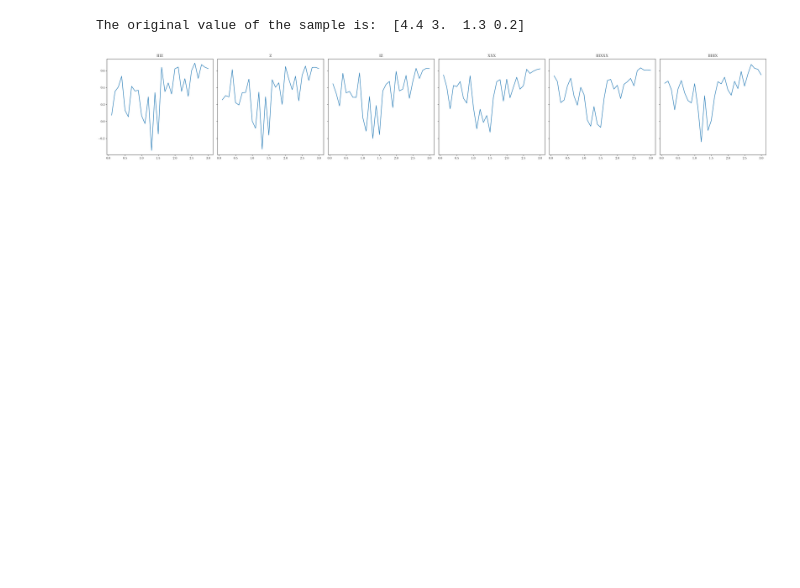
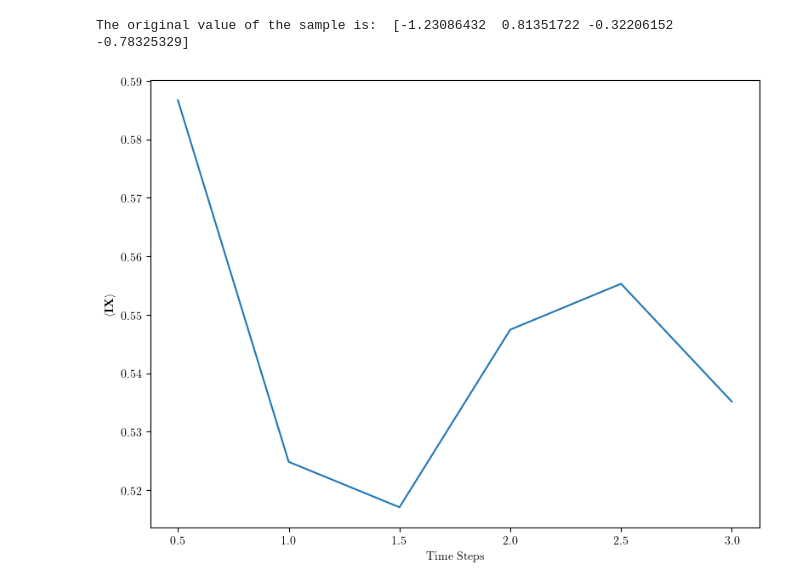
Before and after one commit to ShehbazTariq/cudaq-qrc, a Jupyter notebook: Rydberg.ipynb, the cells around one changed output. Saved outputs shown, nothing was run; the diff lists cells and outputs as text; code cells hidden in the pictures; blank space fills up the shorter version.

```diff
--- a/Rydberg.ipynb
+++ b/Rydberg.ipynb
@@ -85,11 +82,11 @@ Plot saved as lattice_plot.pdf
 # %%
 scaler = MinMaxScaler(feature_range=(-1, 1))
-train_datapoints_normalized = scaler.fit_transform(x_train)
-test_datapoints_normalized = scaler.transform(x_test)
-custom_readouts = ["IIIZII","ZIIIII","IZIIII","XXXIII","IIIXXX","IIIIIX"]
+train_datapoints_normalized = scaler.fit_transform(X_train)
+test_datapoints_normalized = scaler.transform(X_test)
+#custom_readouts = ["IIIZII","ZIIIII","IZIIII","XXXIII","IIIXXX","IIIIIX"]
 
-readouts = generate_readouts(nsites, custom_readouts)
-#readouts = generate_readouts(nsites)  #default readouts
+#readouts = generate_readouts(nsites, custom_readouts)
+readouts = generate_readouts(nsites)  #default readouts
 
 readouts, train_embeddings = precompute_embeddings(train_datapoints_normalized)
 readouts, test_embeddings = precompute_embeddings(test_datapoints_normalized)
@@ -97,13 +94,10 @@ train_embeddings=train_embeddings/(2**nsites) #normalize embeddings
 test_embeddings=test_embeddings/(2**nsites) #normalize embeddings
 # %%
 #check the mse of the embeddings
-clf = GradientBoostingClassifier(n_estimators=10, learning_rate=0.2, max_depth=1, random_state=0)
+clf = RandomForestRegressor(n_estimators=50, random_state=42)
 clf.fit(train_embeddings, y_train)
 #accuracy
 y_pred = clf.predict(test_embeddings)
-mse = mean_squared_error(y_test, y_pred)
-print('MSE: {}'.format(mse))
-cm = confusion_matrix(y_test, y_pred)
-sns.heatmap(cm, annot=True)
-plt.show()
+qrc_full_mse = mean_squared_error(y_test, y_pred)
+print('QRC Full MSE: {}'.format(qrc_full_mse))
 # %% [output]
@@ -116,36 +110,23 @@ embd_per_t = train_embeddings.reshape(train_embeddings.shape[0], len(t_steps), -
-# %%
-#visualize the expectaion values of all the readouts one by one
-smple_idx = 0
-print("The original value of the sample is: ", x_train[smple_idx])
-
-# Define the number of rows and columns
-num_readouts = len(readouts)
-rows = 1  # Example: Number of rows
-cols = math.ceil(num_readouts / rows)  # Calculate the required number of columns
-
-# Create subplots with a grid layout
-fig, axs = plt.subplots(rows, cols, figsize=(cols * 5, rows * 5), sharey=True)
-
-# Flatten the axs array for easier indexing if it's multidimensional if more than one row
-
-if num_readouts > 1:
-    axs = axs.flatten()
-
-    for i, readout in enumerate(readouts):
-        axs[i].plot(t_steps, embd_per_t[smple_idx, :, i])
-        title = re.search(r"[IXYZ]+", readout.to_string()).group()
-        axs[i].set_title(title)
-
-    # Hide any unused subplots
-    for j in range(len(readouts), len(axs)):
-        axs[j].axis('off')
-else:
-    axs.plot(t_steps, embd_per_t[smple_idx, :, 0])
-    title = re.search(r"[IXYZ]+", readouts[0].to_string()).group()
-    axs.set_title(title)
-
-plt.tight_layout()  # Adjust layout to prevent overlapping
-plt.show()
-# %% [output]
-The original value of the sample is:  [4.4 3.  1.3 0.2]
-[figure, removed]
+# %%
+# Sample Index and Readout Index
+sample_idx = 0
+readout_idx = 1  # Specify the readout index to visualize
+
+print("The original value of the sample is: ", X_train[sample_idx])
+
+# Plot specific readout
+fig, ax = plt.subplots(figsize=(8, 6))
+ax.plot(t_steps, embd_per_t[sample_idx, :, readout_idx])
+
+# Convert readout string to LaTeX with braket notation
+readout = readouts[readout_idx].to_string()
+title = re.search(r"[IXYZ]+", readout).group()
+latex_title = f"$\\langle \\mathbf{{{title}}} \\rangle$"
+
+ax.set_xlabel('Time Steps')
+ax.set_ylabel(latex_title)
+plt.tight_layout()
+plt.show()
+# %% [output]
+The original value of the sample is:  [-1.23086432  0.81351722 -0.32206152 -0.78325329]
+[figure, added]
```
Also changed, not shown: parts of 13 cells of this notebook, 2 other files.
